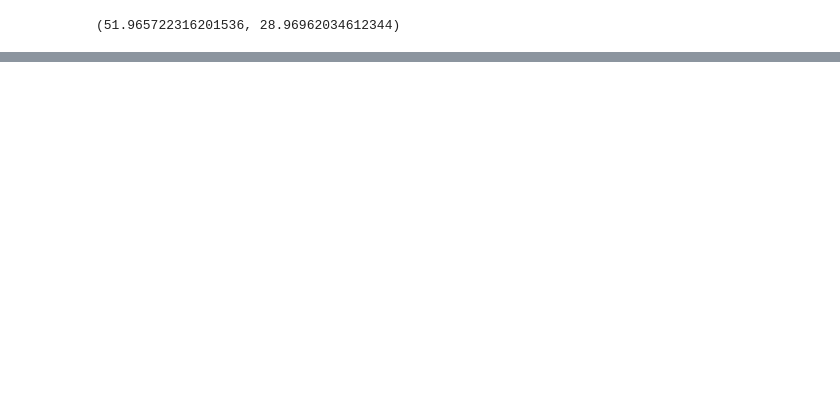
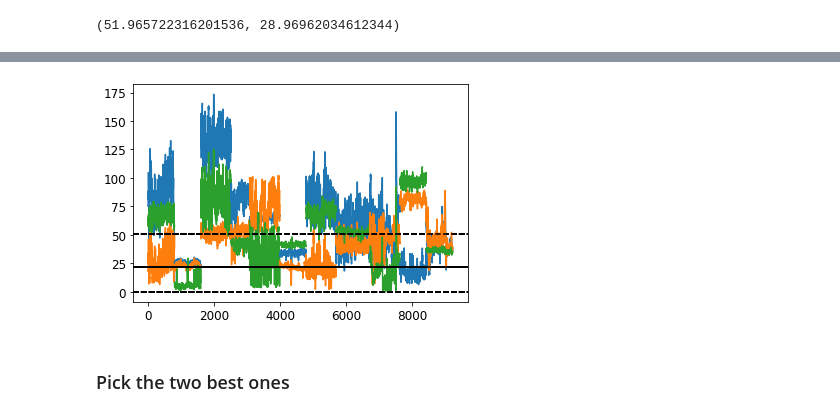
Before and after one commit to shariqak14/indoor_localization, a Jupyter notebook: indoor_localization.ipynb, the cells around one changed output, grey strips where cells are left out. Cells and saved outputs as stored; diff of their text form; code cells hidden in the pictures; blank space fills up the shorter version.

```diff
--- a/indoor_localization.ipynb
+++ b/indoor_localization.ipynb
@@ -1531,8 +417,0 @@ X_train
-# %%
-for i in X_train["position"].unique():
-    X_train.loc[X_train["position"] == i] = X_train.query(
-        "position == {}".format(i)
-    ).fillna(X_train.query("position == {}".format(i)).mean())
-# %%
-for i in X_train["position"].unique():
-    print(i, X_train.query("position == {}".format(i)).isnull().any(axis=1).sum())
@@ -1598,0 +418,5 @@ pl.show()
+# %%
+lower_bnd = true_mean - std_distances if true_mean - std_distances > 0 else 0
+upper_bnd = true_mean + std_distances
+
+lower_bnd, upper_bnd
@@ -1598,0 +432,5 @@ pl.show()
+# %%
+position = data.query("tag == 1").loc[:, ["position"]].copy().reset_index(drop=True)
+
+distances = position.join(distances)
+distances
@@ -1598,0 +451,23 @@ pl.show()
+# %%
+for i in sorted(data["position"].unique()):
+    ax = plt.gca()
+
+    ax.plot(
+        distances.query(f"position == {i}").loc[:, ["tag_1_to_tag_2"]], color="C0",
+    )
+
+    ax.plot(
+        distances.query(f"position == {i}").loc[:, ["tag_2_to_tag_3"]], color="C1",
+    )
+
+    ax.plot(
+        distances.query(f"position == {i}").loc[:, ["tag_1_to_tag_3"]], color="C2",
+    )
+
+    ax.axhline(y=lower_bnd, color="black", linestyle="dashed")
+    ax.axhline(y=true_mean, color="black", linestyle="solid")
+    ax.axhline(y=upper_bnd, color="black", linestyle="dashed")
+# %% [output]
+[figure, added]
+# %% [markdown]
+### Pick the two best ones
```
Also changed, not shown: parts of 113 cells of this notebook, 32 other files.
